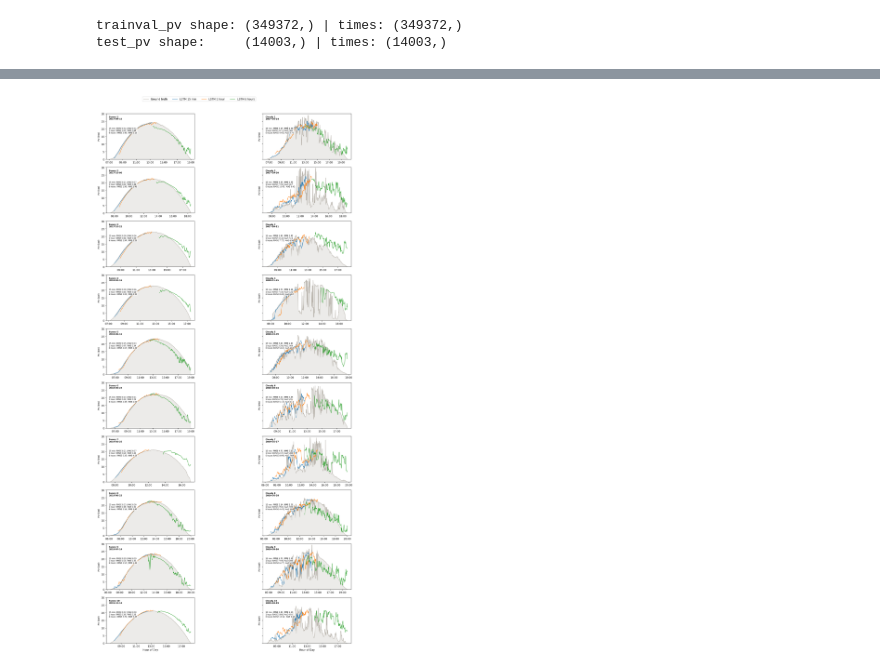
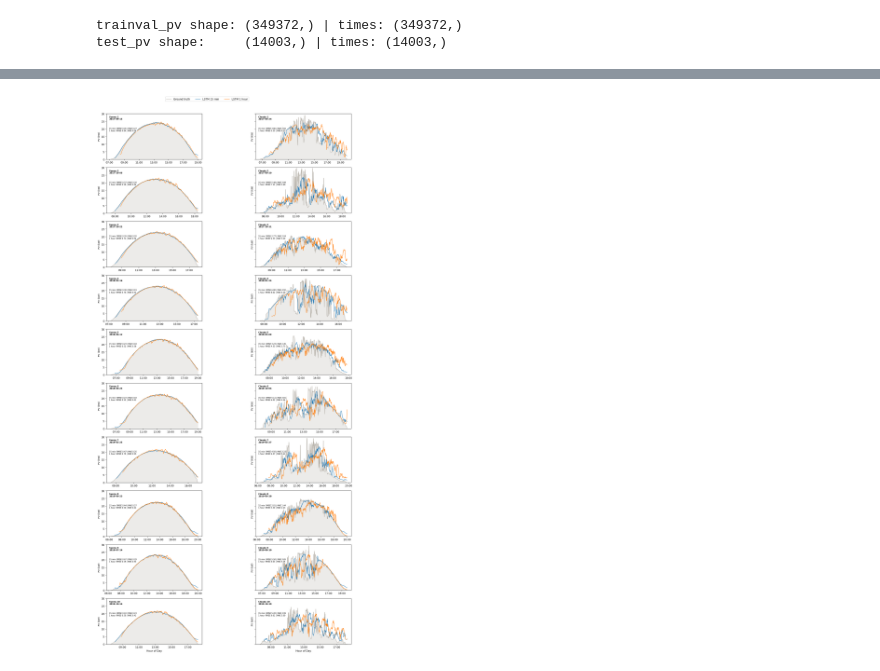
Before and after one commit to umerkang66/skippd-solar-forecasting, a Jupyter notebook: forecast/01-lstm-baseline.ipynb, the cells around one changed output, grey strips where cells are left out. Drawn from its saved outputs; the diff is of its cells as text; code cells hidden in the pictures.

```diff
--- a/forecast/01-lstm-baseline.ipynb
+++ b/forecast/01-lstm-baseline.ipynb
@@ -13,7 +13,7 @@ import os
 data_folder = "/content/data/extracted/"
 
 # Model identifier and Google Drive output directory
-model_name = "LSTM_forecast_15m_1h_6h_2017_2019_data"
+model_name = "LSTM_forecast_15m_1h_2017_2019_data"
 output_folder = os.path.join(
     "/content/drive/MyDrive/solar_data", "model_output", model_name
 )
@@ -52,11 +52,10 @@ SEQ_LEN = 16
 HORIZON_MAP = {
     "15min": 15,
     "1hour": 60,
-    "6hours": 360,
 }
 
-FORECAST_HORIZONS = [15, 60, 360]
-HORIZON_NAMES = ["15 min", "1 hour", "6 hours"]
+FORECAST_HORIZONS = [15, 60]
+HORIZON_NAMES = ["15 min", "1 hour"]
 NUM_TARGETS = len(FORECAST_HORIZONS)
 
 # Training hyper-parameters
@@ -262,7 +277,7 @@ def build_tf_dataset(X, y, indices, batch_size=256, is_training=True):
 def build_lstm_forecast_model(
     seq_len=16,
     num_features=1,
-    num_outputs=3,
+    num_outputs=2,
     lstm_units=(64, 64),
     dense_units=128,
     drop_rate=0.2,
@@ -272,10 +287,10 @@ def build_lstm_forecast_model(
     and Multi-Horizon Dense regression output.
 
     Inputs:
-        (batch_size, seq_len, num_features)
+        (batch_size, seq_len, num_features) Took 16 seq length (to look back 16 minutes of PV history), and 1 feature (PV power generation)
     Outputs:
         (batch_size, num_outputs) representing PV forecast values
-        for the target horizons [15m, 1h, 6h].
+        for the target horizons [15m, 1h].
     """
     inputs = keras.Input(shape=(seq_len, num_features), name="pv_sequence_input")
 
@@ -706,8 +731,7 @@ COLOR_GT = "#B6B1A9"
 HORIZON_COLORS = [
     "#1f77b4",
     "#ff7f0e",
-    "#2ca02c",
-]  # Blue (15m), Orange (1h), Green (6h)
+]  # Blue (15m), Orange (1h)
 
 
 def plot_daily_forecast(ax, target_date, day_type_label, day_idx):
@@ -716,8 +740,7 @@ def plot_daily_forecast(ax, target_date, day_type_label, day_idx):
         ax.text(0.5, 0.5, f"Date {target_date} not in test set", ha="center")
         return
 
-    # Extract full-day ground truth from test_pv & times_test
-    # (Fix: Avoid premature truncation caused by max_horizon=360 sequence construction)
+    # Extract full-day ground truth from test_pv & times_test (entire sunrise to sunset)
     day_mask_full = dates_test_all == target_date
     if np.any(day_mask_full):
         times_day_full = times_test[day_mask_full]
@@ -752,11 +775,11 @@ def plot_daily_forecast(ax, target_date, day_type_label, day_idx):
     )
     ax.fill_between(hours_xaxis_gt, 0, y_gt, color=COLOR_GT, alpha=0.25)
 
-    # Extract true values and predictions for this day
+    # Extract predictions and targets for this day
     y_true_day = y_test[date_mask]
     y_pred_day = ensemble_predictions[date_mask]
 
-    # Plot Forecast for each horizon
+    # Plot Forecast for each horizon (15m and 1h now continue all the way to sunset!)
     metric_text_lines = [f"{day_type_label} {day_idx + 1}\n{target_date}"]
     for k, (h_name, h_color) in enumerate(zip(HORIZON_NAMES, HORIZON_COLORS)):
         times_day_hk = (
@@ -764,6 +787,12 @@ def plot_daily_forecast(ax, target_date, day_type_label, day_idx):
             if times_test_seq.ndim > 1
             else times_test_seq[date_mask]
         )
+        # Filter valid timestamps for this horizon (omits points where target is past sunset)
+        valid_mask = np.array([t is not None for t in times_day_hk])
+        if not np.any(valid_mask):
+            continue
+
+        valid_times_k = times_day_hk[valid_mask]
         hours_xaxis_k = [
             datetime.datetime.combine(
                 fmt_date,
@@ -773,14 +802,24 @@ def plot_daily_forecast(ax, target_date, day_type_label, day_idx):
                     else pd.to_datetime(t).time()
                 ),
             )
-            for t in times_day_hk
+            for t in valid_times_k
         ]
 
-        y_pred_k = y_pred_day[:, k] if y_pred_day.ndim > 1 else y_pred_day
-        y_true_k = y_true_day[:, k] if y_true_day.ndim > 1 else y_true_day
+        y_pred_k = (
+            y_pred_day[valid_mask, k] if y_pred_day.ndim > 1 else y_pred_day[valid_mask]
+        )
+        y_true_k = (
+            y_true_day[valid_mask, k] if y_true_day.ndim > 1 else y_true_day[valid_mask]
+        )
 
-        d_rmse = np.sqrt(np.mean(np.square(y_true_k - y_pred_k)))
-        d_mae = np.mean(np.abs(y_true_k - y_pred_k))
+        # Filter non-NaN ground truths for metrics
+        metric_valid = ~np.isnan(y_true_k)
+        if np.any(metric_valid):
+            d_rmse = np.sqrt(
+                np.mean(np.square(y_true_k[metric_valid] - y_pred_k[metric_valid]))
+            )
+            d_mae = np.mean(np.abs(y_true_k[metric_valid] - y_pred_k[metric_valid]))
+            metric_text_lines.append(f"{h_name}: RMSE {d_rmse:.2f} | MAE {d_mae:.2f}")
 
         ax.plot(
             hours_xaxis_k,
@@ -791,7 +830,6 @@ def plot_daily_forecast(ax, target_date, day_type_label, day_idx):
                 f"LSTM {h_name}" if (day_idx == 0 and day_type_label == "Sunny") else ""
             ),
         )
-        metric_text_lines.append(f"{h_name}: RMSE {d_rmse:.2f} | MAE {d_mae:.2f}")
 
     ax.set_ylabel("PV (kW)", fontsize=9)
     ax.xaxis.set_major_formatter(xfmt)
@@ -811,32 +849,32 @@ def plot_daily_forecast(ax, target_date, day_type_label, day_idx):
         0.03,
         0.70,
         "\n".join(metric_text_lines[1:]),
         transform=ax.transAxes,
         fontsize=7,
         va="top",
         bbox=dict(
             boxstyle="round,pad=0.25", facecolor="white", alpha=0.75, edgecolor="none"
         ),
     )
 
 
 # Plot Sunny Days (Column 0)
 for i, date in enumerate(sunny_dates_test):
     plot_daily_forecast(axarr[i, 0], date, "Sunny", i)
 
 # Plot Cloudy Days (Column 1)
 for i, date in enumerate(cloudy_dates_test):
     plot_daily_forecast(axarr[i, 1], date, "Cloudy", i)
 
 axarr[0, 0].set_ylim(0, 30)
 axarr[0, 0].legend(
-    bbox_to_anchor=[1.05, 1.40], loc="upper center", ncol=4, frameon=True, fontsize=10
+    bbox_to_anchor=[1.05, 1.40], loc="upper center", ncol=3, frameon=True, fontsize=10
 )
 
 axarr[-1, 0].set_xlabel("Hour of Day", fontsize=10)
 axarr[-1, 1].set_xlabel("Hour of Day", fontsize=10)
 
 plt.tight_layout()
 plt.show()
 # %% [output]
-[figure, old version]
+[figure, new version]
```
Also changed, not shown: parts of 9 cells of this notebook.
